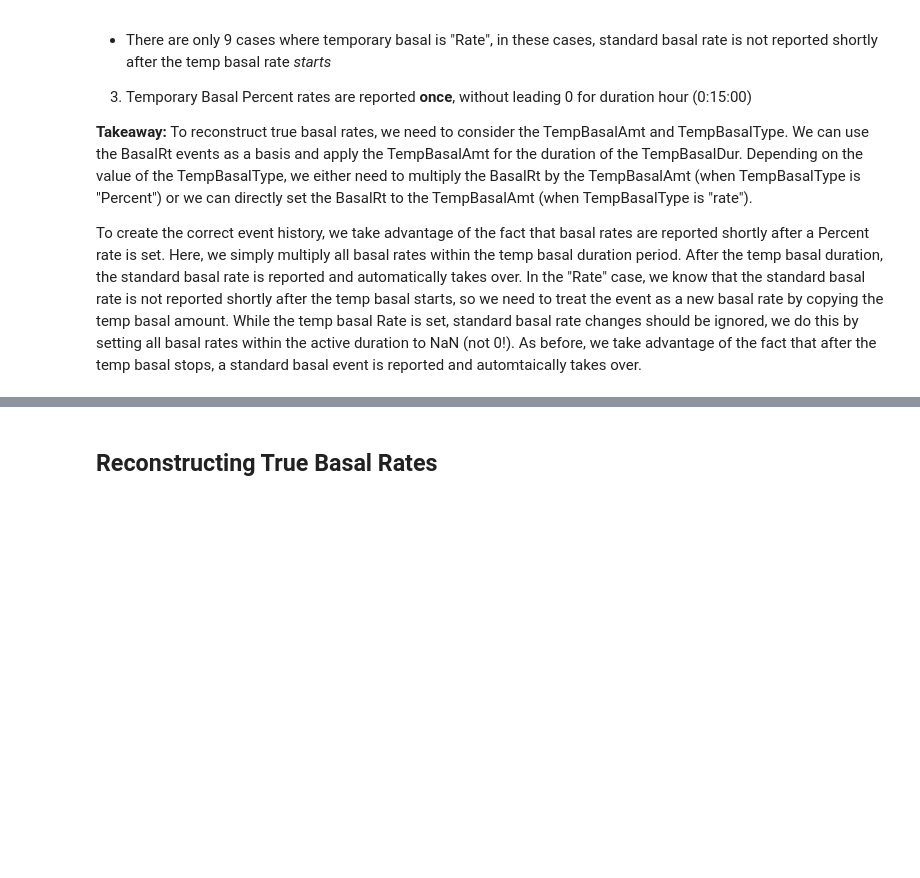
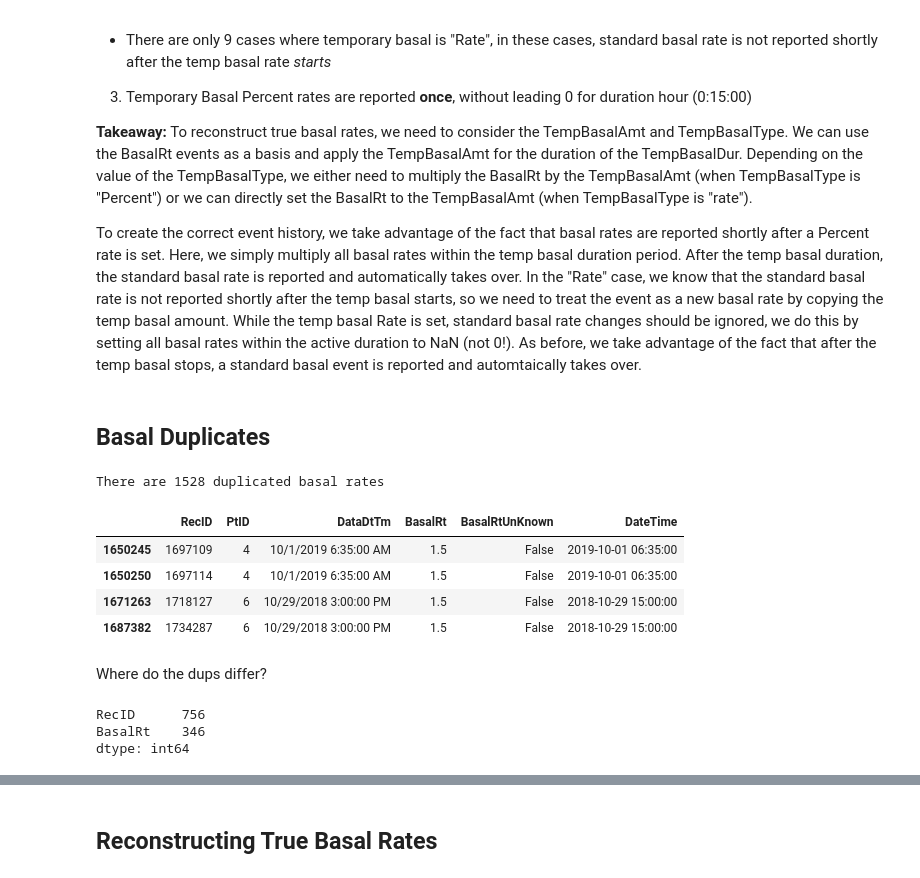
Before and after one commit to nudgebg/egvinsulin, a Jupyter notebook: notebooks/understand-flair-dataset/understand-flair-dataset.ipynb, the cells around one changed output, grey strips where cells are left out. Saved outputs shown, nothing was run; the diff lists cells and outputs as text; code cells hidden in the pictures; blank space fills up the shorter version.

```diff
--- a/notebooks/understand-flair-dataset/understand-flair-dataset.ipynb
+++ b/notebooks/understand-flair-dataset/understand-flair-dataset.ipynb
@@ -444,3 +446,5 @@ plt.savefig(os.path.join(current_dir, 'flair_events_around_temporary_basal_rates
 To reconstruct true basal rates, we need to consider the TempBasalAmt and TempBasalType. We can use the BasalRt events as a basis and apply the TempBasalAmt for the duration of the TempBasalDur. Depending on the value of the TempBasalType, we either need to multiply the BasalRt by the TempBasalAmt (when TempBasalType is "Percent") or we can directly set the BasalRt to the TempBasalAmt (when TempBasalType is "rate").
 
 To create the correct event history, we take advantage of the fact that basal rates are reported shortly after a Percent rate is set. Here, we simply multiply all basal rates within the temp basal duration period. After the temp basal duration, the standard basal rate is reported and automatically takes over. In the "Rate" case, we know that the standard basal rate is not reported shortly after the temp basal starts, so we need to treat the event as a new basal rate by copying the temp basal amount. While the temp basal Rate is set, standard basal rate changes should be ignored, we do this by setting all basal rates within the active duration to NaN (not 0!). As before, we take advantage of the fact that after the temp basal stops, a standard basal event is reported and automtaically takes over.
+# %% [markdown]
+## Basal Duplicates
@@ -446,0 +453,20 @@ To create the correct event history, we take advantage of the fact that basal ra
+# %%
+basal_dups = basals.loc[basals.duplicated(subset=['PtID','DateTime'], keep=False)]
+print(f"There are {len(basal_dups)} duplicated basal rates")
+basal_dups.sort_values(['PtID','DateTime']).head(4).dropna(how='all',axis=1)
+# %% [output]
+There are 1528 duplicated basal rates
+|  | RecID | PtID | DataDtTm | BasalRt | BasalRtUnKnown | DateTime |
+| 1650245 | 1697109 | 4 | 10/1/2019 6:35:00 AM | 1.5 | False | 2019-10-01 06:35:00 |
+| 1650250 | 1697114 | 4 | 10/1/2019 6:35:00 AM | 1.5 | False | 2019-10-01 06:35:00 |
+| 1671263 | 1718127 | 6 | 10/29/2018 3:00:00 PM | 1.5 | False | 2018-10-29 15:00:00 |
+| 1687382 | 1734287 | 6 | 10/29/2018 3:00:00 PM | 1.5 | False | 2018-10-29 15:00:00 |
+# %% [markdown]
+Where do the dups differ?
+# %%
+r = pandas_helper.count_differences_in_duplicates(basal_dups,subset=['PtID','DateTime'])
+r[r>0].sort_values(ascending=False)
+# %% [output]
+RecID      756
+BasalRt    346
+dtype: int64
```
Also changed, not shown: parts of 12 cells of this notebook, 4 other files.
